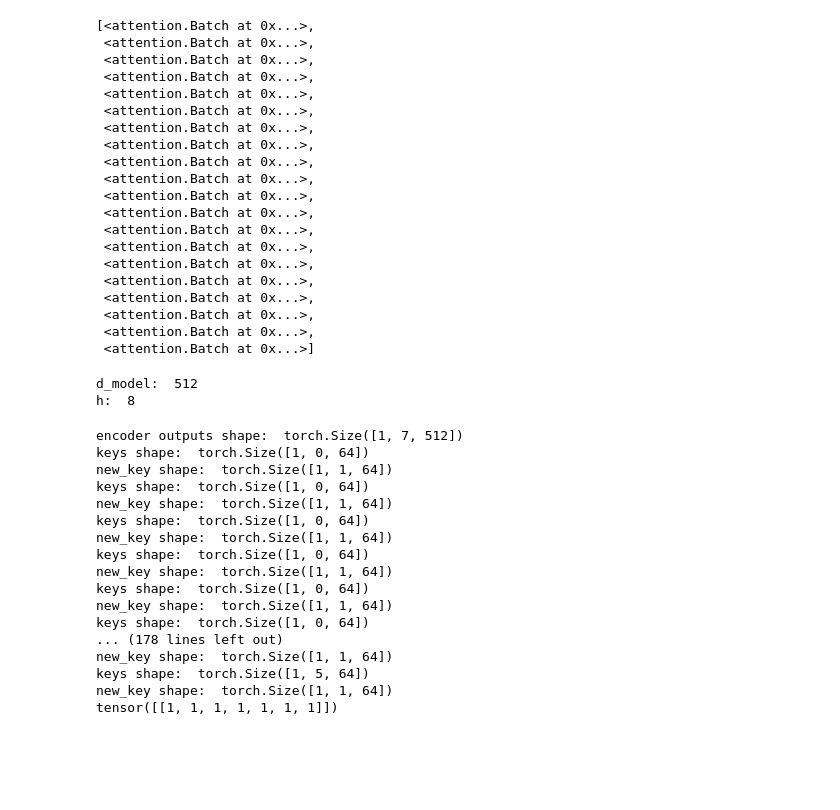
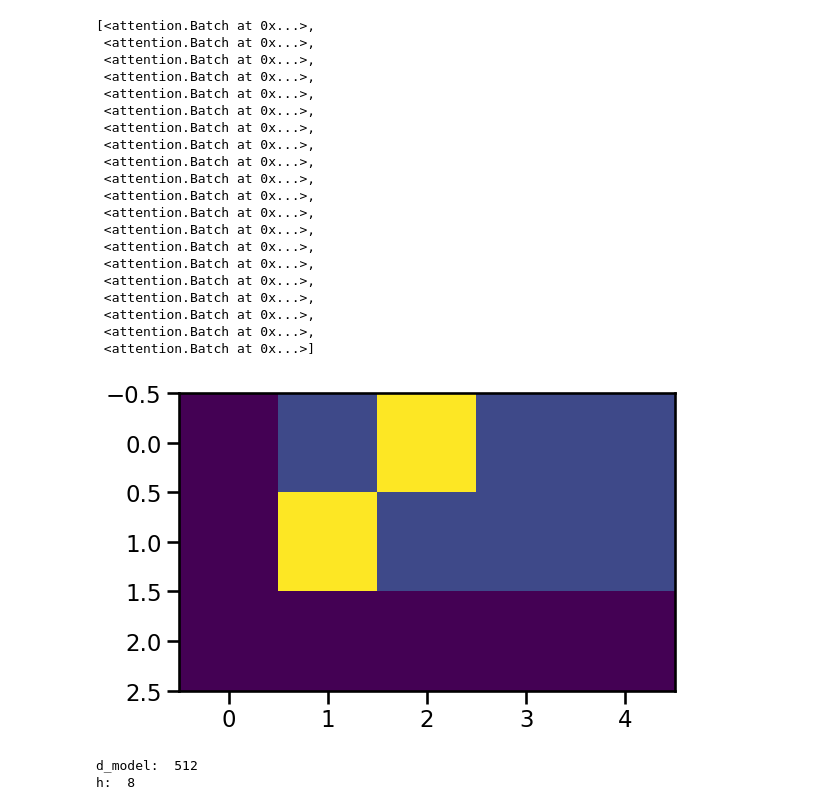
Before and after one commit to annh3/deep_nns, a Jupyter notebook: transformer_notebook.ipynb, the cells around one changed output. Cells and saved outputs as stored; diff of their text form; code cells hidden in the pictures; blank space fills up the shorter version.

```diff
--- a/transformer_notebook.ipynb
+++ b/transformer_notebook.ipynb
@@ -173,6 +173,24 @@ class LabelSmoothing(nn.Module):
             true_dist.index_fill_(0, mask.squeeze(), 0.0)
         self.true_dist = true_dist
         return self.criterion(x, Variable(true_dist, requires_grad=False))
+# %%
+import matplotlib.pyplot as plt
+import seaborn
+seaborn.set_context(context="talk")
+%matplotlib inline
+# Example of label smoothing.
+crit = LabelSmoothing(5, 0, 0.4)
+predict = torch.FloatTensor([[0, 0.2, 0.7, 0.1, 0],
+                             [0, 0.2, 0.7, 0.1, 0],
+                             [0, 0.2, 0.7, 0.1, 0]])
+v = crit(Variable(predict.log()),
+         Variable(torch.LongTensor([2, 1, 0])))
+
+# Show the target distributions expected by the system.
+plt.imshow(crit.true_dist)
+None
+# %% [output]
+[figure, added]
 # %%
 vocab_size = 10
 criterion = LabelSmoothing(size=vocab_size, padding_idx=0, smoothing=0.0)
@@ -216,23 +234,5 @@ def greedy_decode(model, source, source_mask, max_decode_len, start_symbol):
 model.eval()
 src = Variable(torch.LongTensor([[1,2,3,4,5,6,7]]) )
 src_mask = Variable(torch.ones(1, 1, 7) )
-result = greedy_decode(model, src, src_mask, max_decode_len=7, start_symbol=1)
-print(result.detach())
+#result = greedy_decode(model, src, src_mask, max_decode_len=7, start_symbol=1)
+#print(result.detach())
-# %% [output]
-encoder outputs shape:  torch.Size([1, 7, 512])
-keys shape:  torch.Size([1, 0, 64])
-new_key shape:  torch.Size([1, 1, 64])
-keys shape:  torch.Size([1, 0, 64])
-new_key shape:  torch.Size([1, 1, 64])
-keys shape:  torch.Size([1, 0, 64])
-new_key shape:  torch.Size([1, 1, 64])
-keys shape:  torch.Size([1, 0, 64])
-new_key shape:  torch.Size([1, 1, 64])
-keys shape:  torch.Size([1, 0, 64])
-new_key shape:  torch.Size([1, 1, 64])
-keys shape:  torch.Size([1, 0, 64])
-... (178 lines left out)
-new_key shape:  torch.Size([1, 1, 64])
-keys shape:  torch.Size([1, 5, 64])
-new_key shape:  torch.Size([1, 1, 64])
-tensor([[1, 1, 1, 1, 1, 1, 1]])
```
Also changed, not shown: parts of 3 cells of this notebook, 1 other file.
